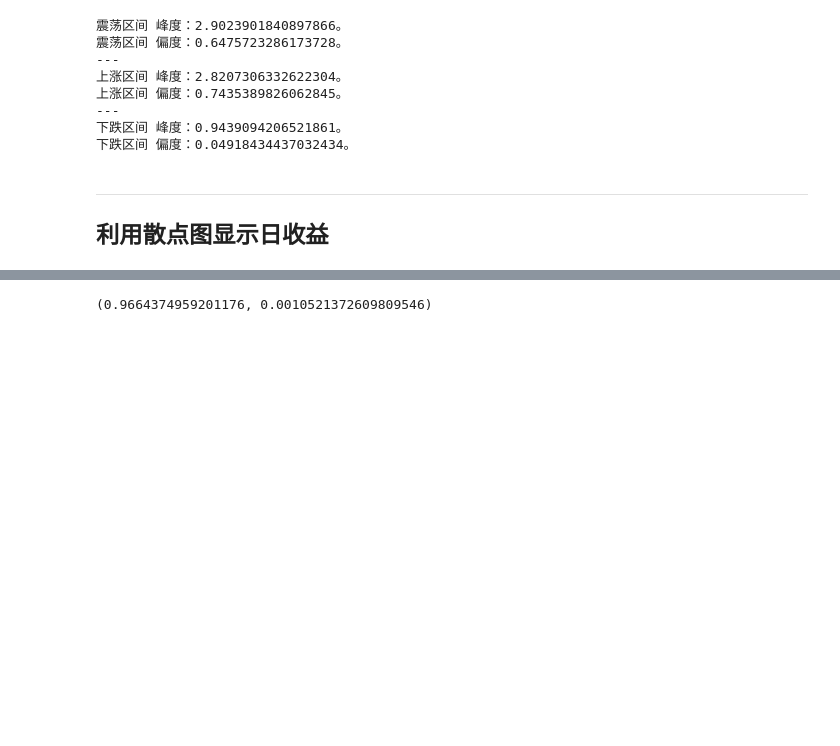
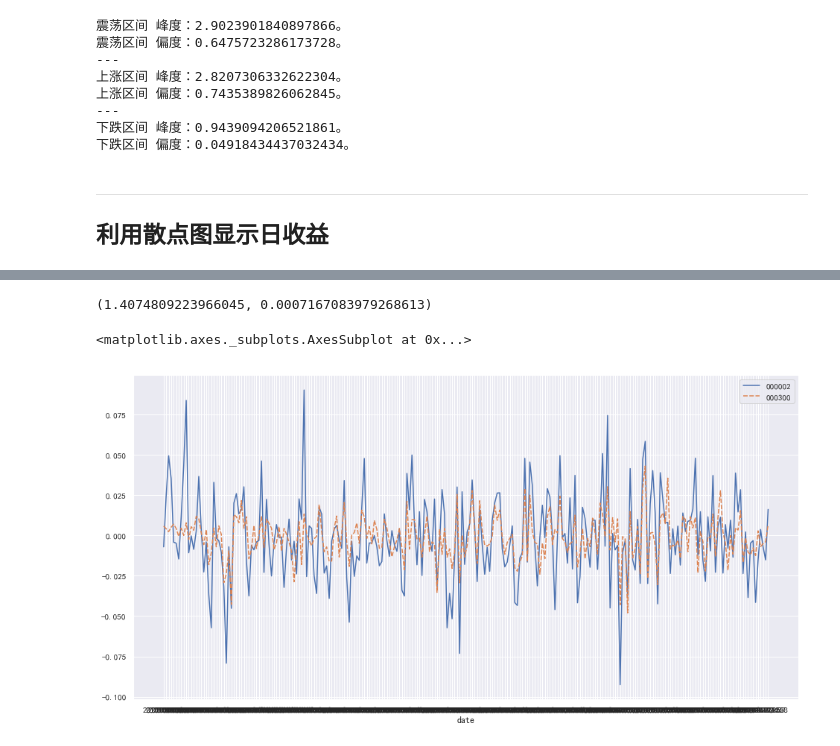
Before and after one commit to GuQiangJS/finance_ai_py, a Jupyter notebook: example/日收益 波动率 峰度 偏度.ipynb, the cells around one changed output, grey strips where cells are left out. Drawn from its saved outputs; the diff is of its cells as text; code cells hidden in the pictures; blank space fills up the shorter version.

```diff
--- a/example/日收益 波动率 峰度 偏度.ipynb
+++ b/example/日收益 波动率 峰度 偏度.ipynb
@@ -272,7 +310,13 @@ QUANTAXIS>> 'c' argument looks like a single numeric RGB or RGBA sequence, which
 [阿尔法系数](zh.wikipedia.org/wiki/%E8%AF%81%E5%88%B8%E6%8A%95%E8%B5%84%E5%9F%BA%E9%87%91#%E9%98%BF%E5%B0%94%E6%B3%95%E7%B3%BB%E6%95%B0)
 # %%
 # beta系数和alpha系数
-beta, alpha = np.polyfit(df['daily_return_000300'].dropna(), df['daily_return'].dropna(), 1)
+beta, alpha = np.polyfit(daily_return['000300'], daily_return['000002'], 1)
 beta, alpha
 # %% [output]
-(0.9664374959201176, 0.0010521372609809546)
+(1.4074809223966045, 0.0007167083979268613)
+# %%
+#beta系数大于1。通过下图明显看出000002的波动性比000300更大
+sns.lineplot(data=daily_return)
+# %% [output]
+<matplotlib.axes._subplots.AxesSubplot at 0x...>
+[figure, added]
```
Also changed, not shown: parts of 6 cells of this notebook, 2 other files.
